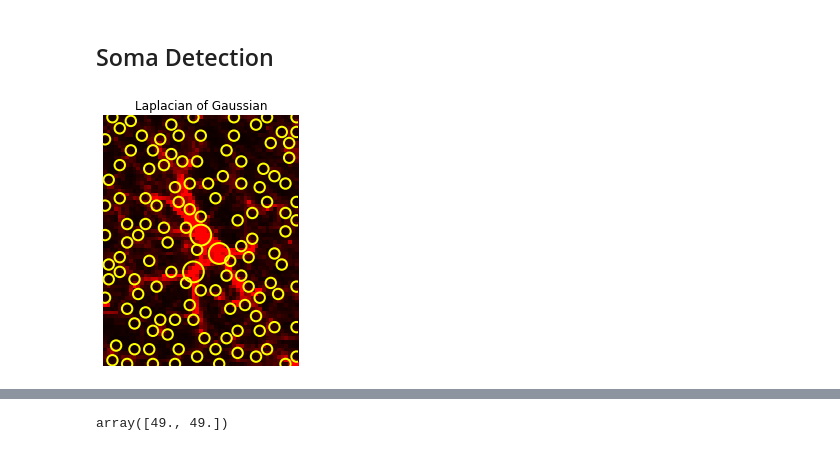
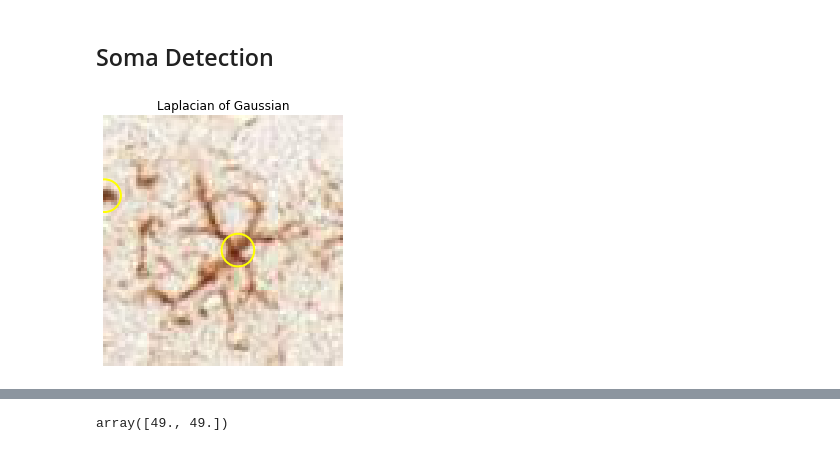
Before and after one commit to swanandlab/SMorph, a Jupyter notebook: sholl analysis.ipynb, the cells around one changed output, grey strips where cells are left out. Cells and saved outputs as stored; diff of their text form; code cells hidden in the pictures.

```diff
--- a/sholl analysis.ipynb
+++ b/sholl analysis.ipynb
@@ -56,7 +59,7 @@ def plot(cell_pixel_coordinates, color):
 cell_image = io.imread("confocal/1.jpg")
 # section = io.imread("large/2_2.jpg")
 # section = io.imread("large/2_7.jpg")
-section = io.imread("large/3_5.jpg")
+cell_image = io.imread("large/3_5.jpg")
 # section = io.imread("garima/1_0.jpg")
 
 # section[51:70, 30:60] = section[1:20, 2:32]
@@ -108,7 +111,7 @@ plt.show()
 import shearlexity
 from FFST import shearletTransformSpect
 # %%
-h,c = shearlexity.map_cecp(gray_section,3)
+h,c = shearlexity.map_cecp(gray_cell_image,3)
 # f = gcf()
 # ax = f.axes[0]
 # ax.contour(Tr_profile,[1.],colors=['y'],)
@@ -120,31 +123,29 @@ h,c = shearlexity.map_cecp(gray_section,3)
 # %%
 def get_blobs(cell_image):
     inverted_cell_image = invert(cell_image)
     # dab stain
-    blobs_log = blob_log(inverted_cell_image, min_sigma=6, max_sigma=20, num_sigma=10, threshold=0.1, overlap=0.3)
+    blobs_log = blob_log(inverted_cell_image, min_sigma=6, max_sigma=20, num_sigma=10, threshold=0.1, overlap=0.5)
     # confocal
 #     blobs_log = blob_log(inverted_cell_image, min_sigma=1, max_sigma=20, num_sigma=10, threshold=0.1, overlap=0)
-    # Compute radii in the 3rd column.
-    blobs_log[:, 2] = blobs_log[:, 2] * sqrt(2)
 
     return blobs_log
 
 fig, ax = plt.subplots(figsize=(4, 4))
 ax.set_title('Laplacian of Gaussian')
 ax.imshow(cell_image, interpolation='nearest')
 
 blobs = get_blobs(cell_image)
-# print(blobs)
+
 for blob in blobs:
-    y, x, r, sigma = blob
+    y, x, sigma, r = blob
     c = plt.Circle((x, y), r, color='yellow', linewidth=2, fill=False)
     ax.add_patch(c)
 
 ax.set_axis_off()
 plt.tight_layout()
 plt.show()
 # %% [output]
-[figure, old version]
+[figure, new version]
 # %%
 # find the blobs too close to border so as to eliminate them
 
```
Also changed, not shown: parts of 42 cells of this notebook.
